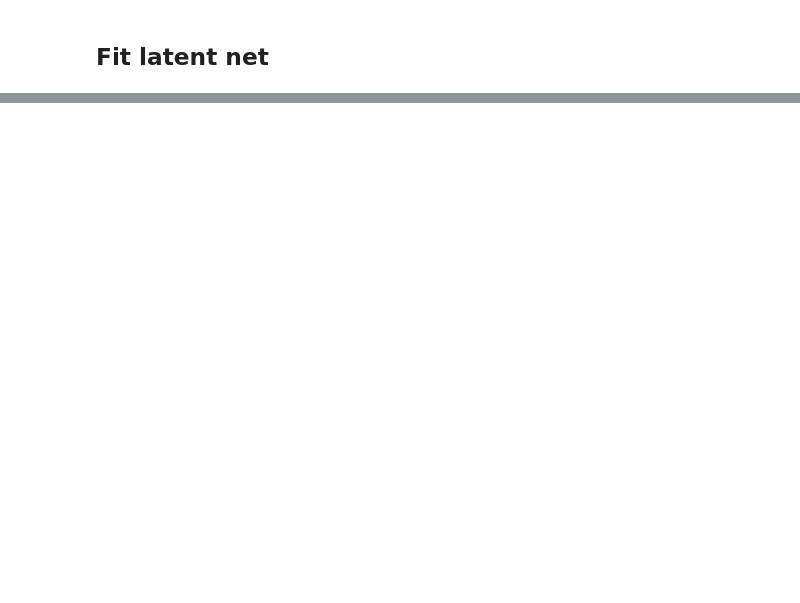
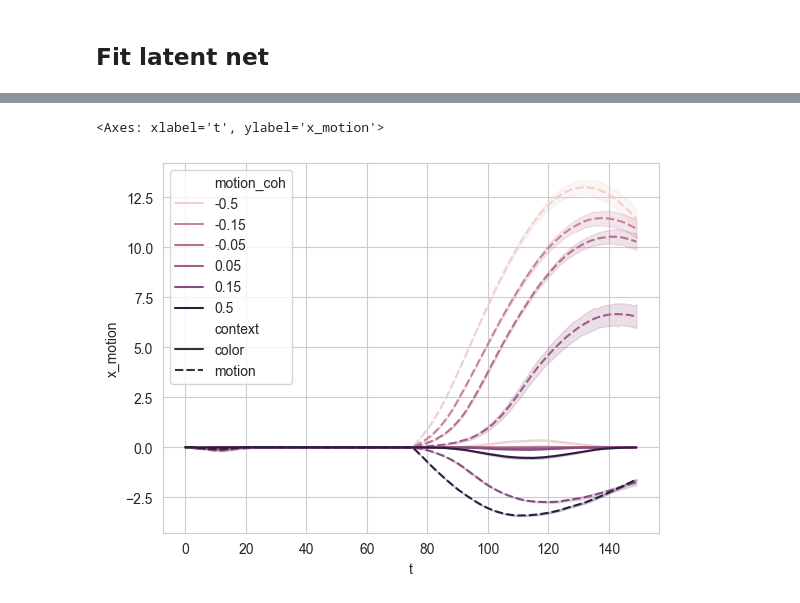
Before and after one commit to engellab/latentcircuit, a Jupyter notebook: TutorialPFC.ipynb, the cells around one changed output, grey strips where cells are left out. Cells and saved outputs as stored; diff of their text form; code cells hidden in the pictures; blank space fills up the shorter version.

```diff
--- a/TutorialPFC.ipynb
+++ b/TutorialPFC.ipynb
@@ -390,0 +159,20 @@ u.shape, z.shape, y.shape
+# %%
+x = latent_net(u)
+# %%
+# Reshape latent circuit responses into pandas dataframe (this can take a minute or two)
+rows = []
+for k in range(x.shape[0]):
+    for t in range(x.shape[1]):
+        for node in range(x.shape[2]):
+            rows.append({'k':k,
+                         'context':flattened_conditions[k][0],
+                         'motion_coh': flattened_conditions[k][1],
+                         'color_coh': flattened_conditions[k][2],
+                         'correct_choice': flattened_conditions[k][3],
+                         'x_context': x[k,t,1].item() - x[k,t,0].item(),
+                         'x_motion': x[k,t,3].item() - x[k,t,2].item(),
+                         'x_color': x[k,t,5].item() - x[k,t,4].item(),
+                         'x_choice': x[k,t,7].item() - x[k,t,6].item(),
+                         't': t})
+
+latent_df = pd.DataFrame(rows)
@@ -390,0 +200,7 @@ u.shape, z.shape, y.shape
+# %%
+# Plot latents
+plt.figure()
+sns.lineplot(data = latent_df, x = 't',y = 'x_motion',hue = 'motion_coh',style = 'context')
+# %% [output]
+<Axes: xlabel='t', ylabel='x_motion'>
+[figure, added]
```
Also changed, not shown: parts of 30 cells of this notebook, 3 other files.
